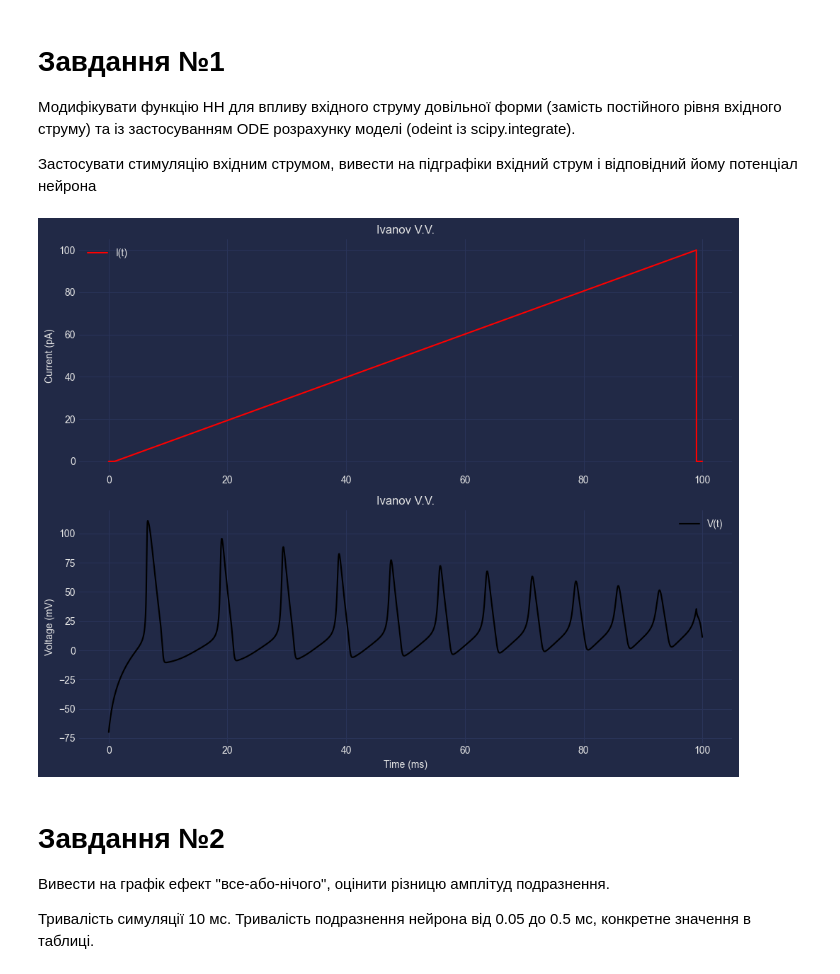
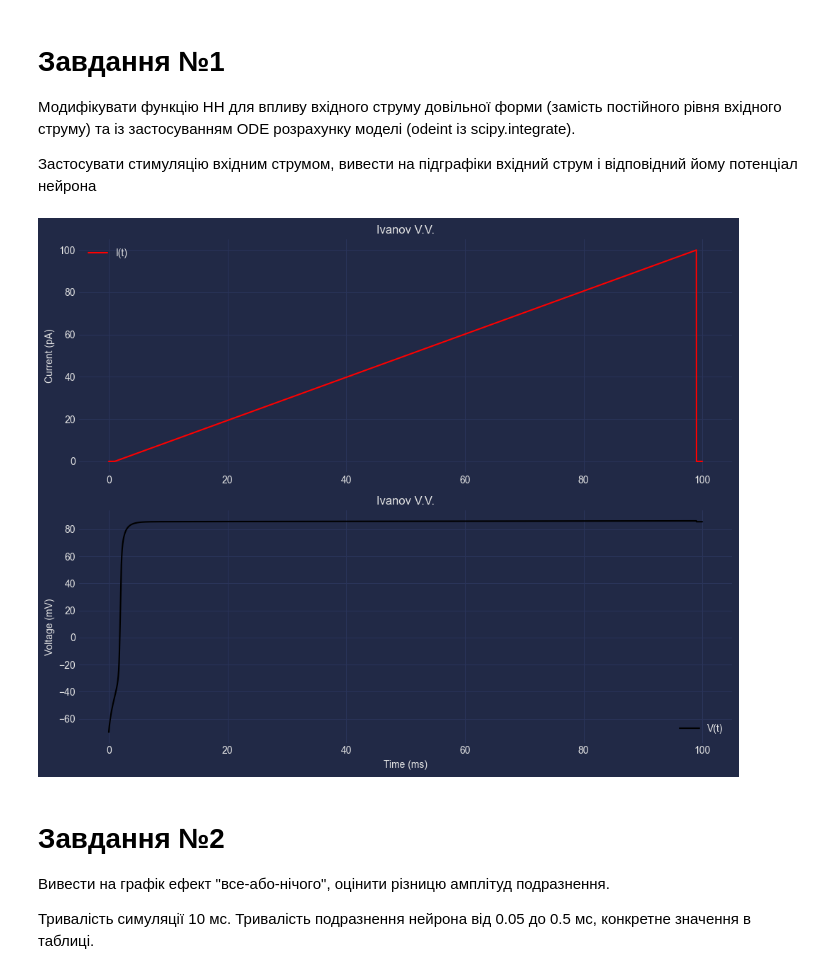
Before and after one commit to VAlduinV/KPI_tasks, a Jupyter notebook: HW_6/Task_6.ipynb, the cells around one changed output. Drawn from its saved outputs; the diff is of its cells as text; code cells hidden in the pictures.

```diff
--- a/HW_6/Task_6.ipynb
+++ b/HW_6/Task_6.ipynb
@@ -17,22 +17,28 @@ class HodgkinHuxleyModel:
         self.dt = dt
 
     def alpha_m(self, V):
-        return (2.5 - 0.1 * V) / (np.exp(2.5 - 0.1 * V) - 1)
+        # Функція для alpha_m (зворотній трикутник)
+        return 1.0 / (1 + np.exp(-(V + 30) / 5))
 
     def beta_m(self, V):
-        return 4 * np.exp(-V / 18)
+        # Функція для beta_m (зворотній трикутник)
+        return 1.0 / (1 + np.exp((V + 30) / 5))
 
     def alpha_h(self, V):
-        return 0.07 * np.exp(-V / 20)
+        # Функція для alpha_h (зворотній трикутник)
+        return 1.0 / (1 + np.exp(-(V + 50) / 10))
 
     def beta_h(self, V):
-        return 1 / (np.exp(3 - 0.1 * V) + 1)
+        # Функція для beta_h (зворотній трикутник)
+        return 1.0 / (1 + np.exp((V + 50) / 10))
 
     def alpha_n(self, V):
-        return (0.1 - 0.01 * V) / (np.exp(1 - 0.1 * V) - 1)
+        # Функція для alpha_n (зворотній трикутник)
+        return 1.0 / (1 + np.exp(-(V + 40) / 5))
 
     def beta_n(self, V):
-        return 0.125 * np.exp(-V / 80)
+        # Функція для beta_n (зворотній трикутник)
+        return 1.0 / (1 + np.exp((V + 40) / 5))
 
     def I_func(self, t):
         if 1 <= t <= (self.T0 - 1):
@@ -51,34 +57,34 @@ class HodgkinHuxleyModel:
     def simulate(self):
         time = np.arange(0, self.T0, self.dt)
         init_conditions = [-70, 0.05, 0.54, 0.34]
         result = odeint(self.HH_model, init_conditions, time)
         V, m, h, n = result.T
         return V, m, h, n, time
 
     def plot(self, V, time):
         plt.figure(figsize=(10, 8))
         plt.subplot(2, 1, 1)
         plt.plot(time, [self.I_func(t) for t in time], 'r', label="I(t)")
         plt.ylabel('Current (pA)')
         plt.title("Ivanov V.V.")
         plt.legend()
         plt.subplot(2, 1, 2)
         plt.plot(time, V, 'k', label="V(t)")
         plt.xlabel('Time (ms)')
         plt.ylabel('Voltage (mV)')
         plt.title("Ivanov V.V.")
         plt.legend()
         plt.tight_layout()
         plt.show()
 
 if __name__ == "__main__":
     T0 = 100
     dt = 0.01
     model = HodgkinHuxleyModel(T0, dt)
     V, m, h, n, time = model.simulate()
     model.plot(V, time)
 # %% [output]
-[figure, old version]
+[figure, new version]
 # %% [markdown]
 # Завдання №2
 Вивести на графік ефект "все-або-нічого", оцінити різницю амплітуд подразнення.
```
Also changed, not shown: parts of 1 cell of this notebook, 2 other files.
